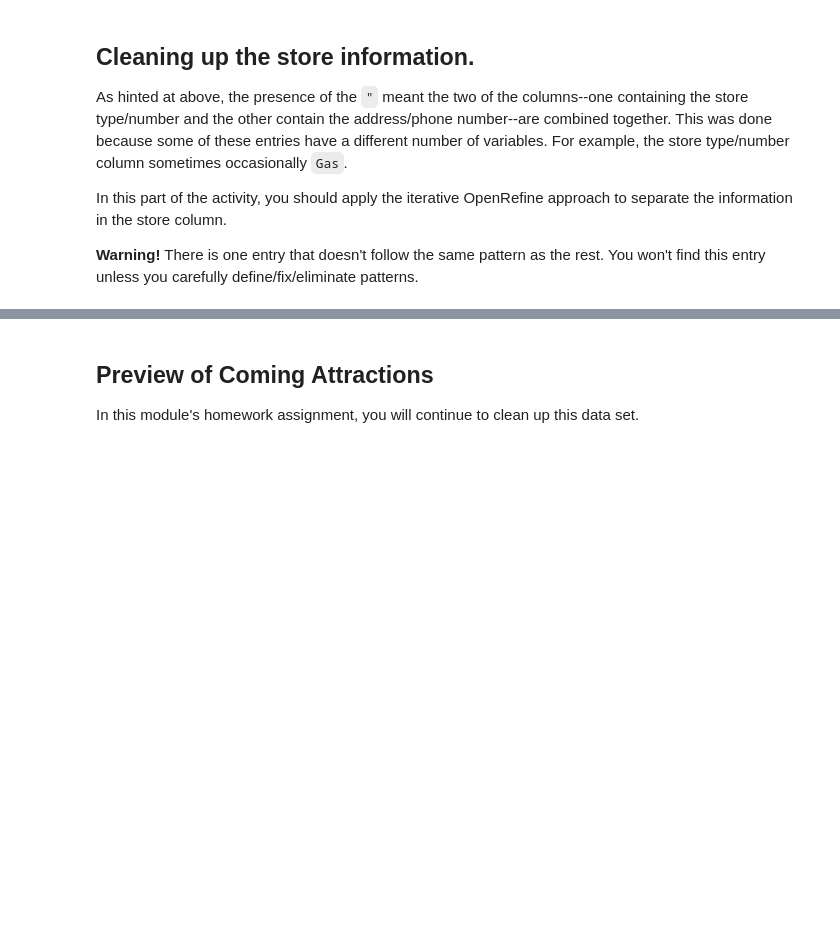
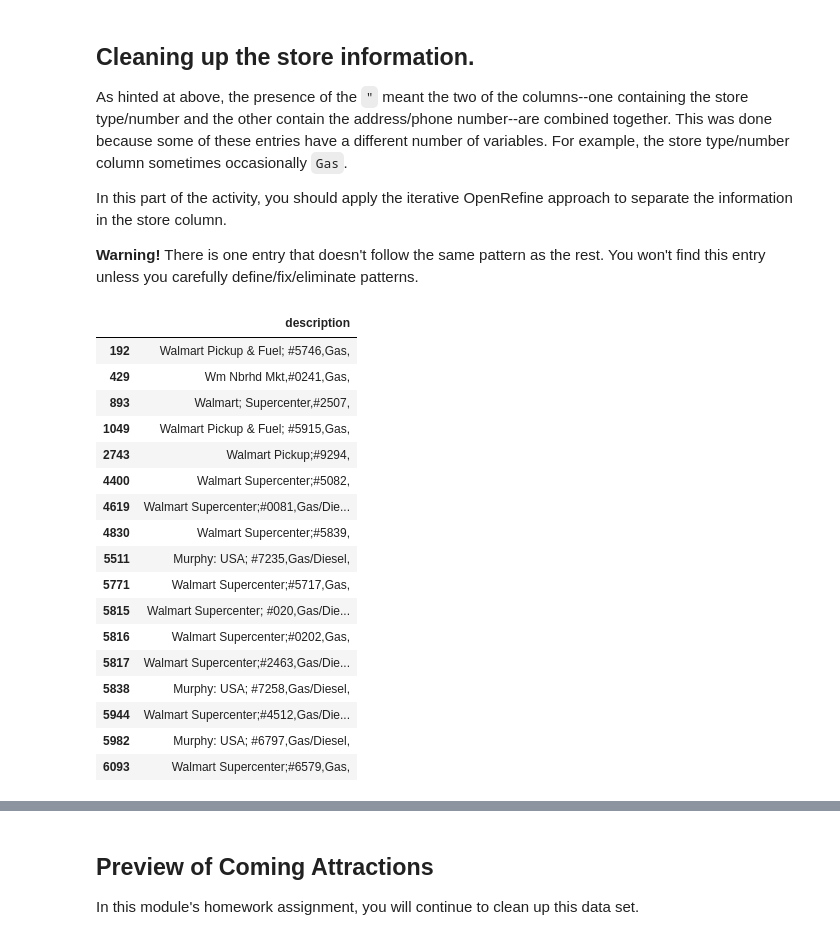
Before and after one commit to LukeCoelho/act4_1_cleaning_up_walmart_data, a Jupyter notebook: act4_1_cleaning_walmart_location_data.ipynb, the cells around one changed output, grey strips where cells are left out. Saved outputs shown, nothing was run; the diff lists cells and outputs as text; code cells hidden in the pictures; blank space fills up the shorter version.

```diff
--- a/act4_1_cleaning_walmart_location_data.ipynb
+++ b/act4_1_cleaning_walmart_location_data.ipynb
@@ -41,4 +77,32 @@ from more_dfply.facets import text_facet, text_filter
 
 # Your code here.
 # %%
-# View cell
+#View cell
+(walmart
+ >> select(X.description)
+ >> filter_by(~text_filter(X.description, "Walmart( Supercentre| Supercenter); #\d{4},", regex=True))
+ >> filter_by(~text_filter(X.description, "Walmart; #\d{4},", regex=True))
+ >> filter_by(~text_filter(X.description, "(Murphy: USA|Wm Nbrhd Mkt|Sam's Club); #\d{4},", regex=True))
+ >> filter_by(~text_filter(X.description, "Wm Pharmacy/Clinic; #\d{4},", regex=True))
+ >> filter_by(~text_filter(X.description, "Walmart (Superc|Fuel C)enter,#\d{4},", regex=True))
+# >> filter_by(text_filter(X.description, "Walmart (Superc|Fuel C)enter,#\d{4},", regex=True))
+)
+# %% [output]
+|  | description |
+| 192 | Walmart Pickup & Fuel; #5746,Gas, |
+| 429 | Wm Nbrhd Mkt,#0241,Gas, |
+| 893 | Walmart; Supercenter,#2507, |
+| 1049 | Walmart Pickup & Fuel; #5915,Gas, |
+| 2743 | Walmart Pickup;#9294, |
+| 4400 | Walmart Supercenter;#5082, |
+| 4619 | Walmart Supercenter;#0081,Gas/Die... |
+| 4830 | Walmart Supercenter;#5839, |
+| 5511 | Murphy: USA; #7235,Gas/Diesel, |
+| 5771 | Walmart Supercenter;#5717,Gas, |
+| 5815 | Walmart Supercenter; #020,Gas/Die... |
+| 5816 | Walmart Supercenter;#0202,Gas, |
+| 5817 | Walmart Supercenter;#2463,Gas/Die... |
+| 5838 | Murphy: USA; #7258,Gas/Diesel, |
+| 5944 | Walmart Supercenter;#4512,Gas/Die... |
+| 5982 | Murphy: USA; #6797,Gas/Diesel, |
+| 6093 | Walmart Supercenter;#6579,Gas, |
```
Also changed, not shown: parts of 6 cells of this notebook.
